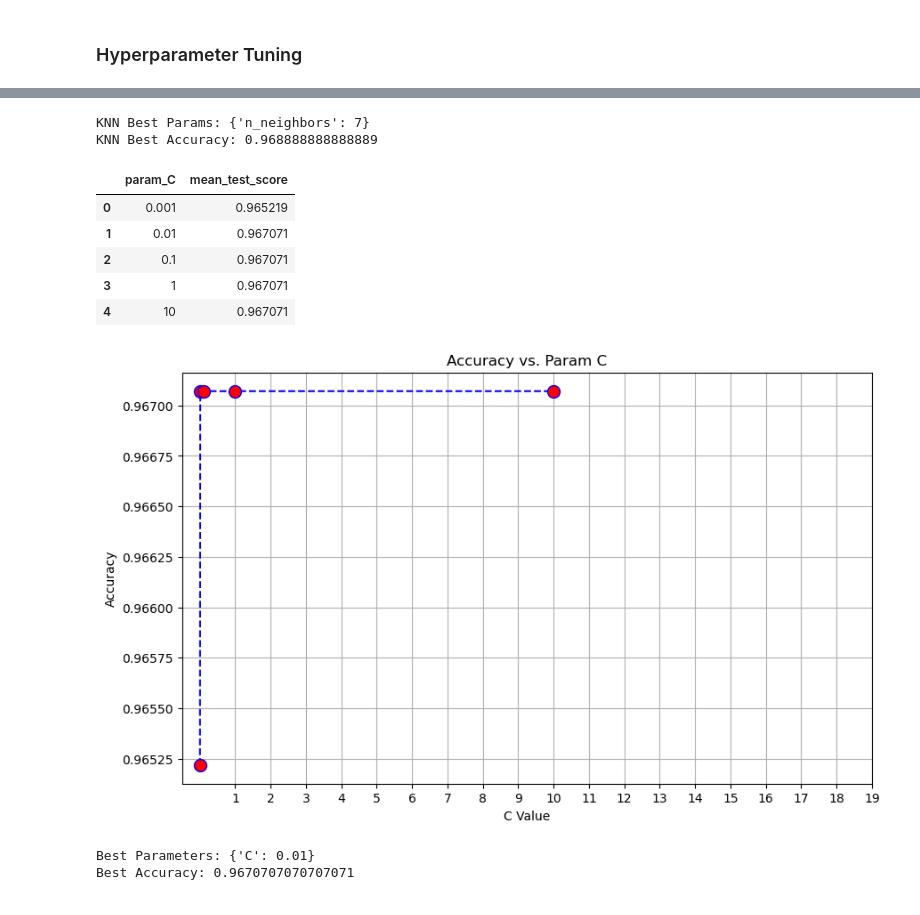
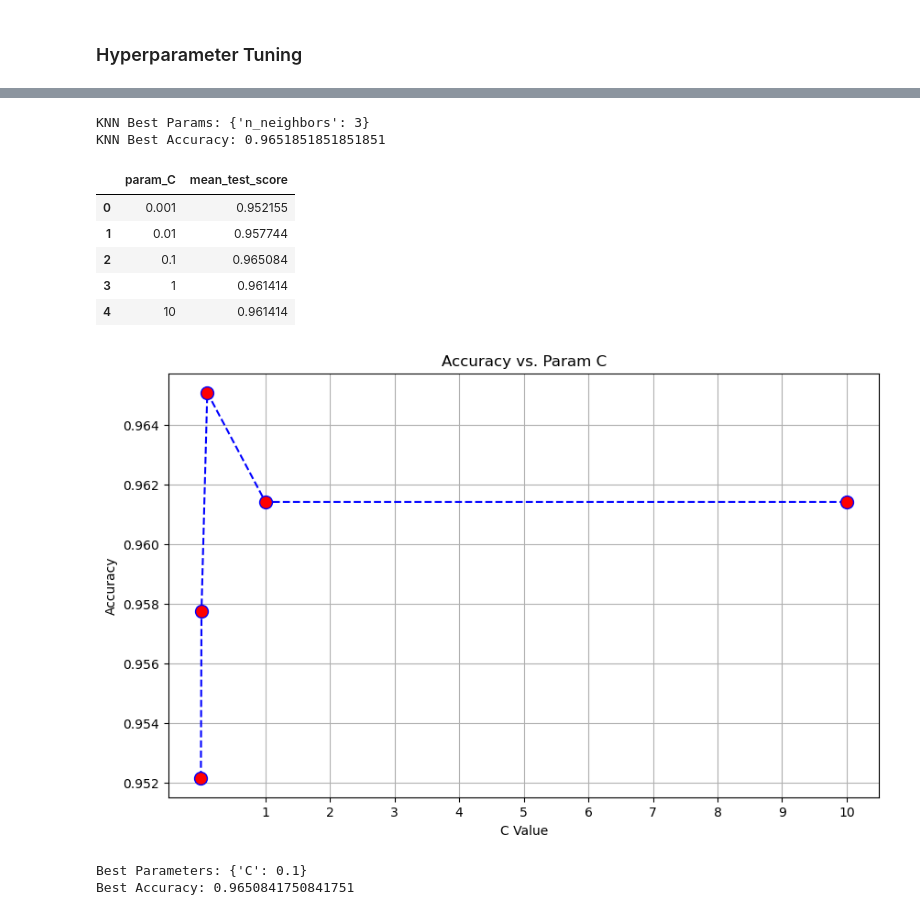
Before and after one commit to sarvesh-selvam/Breast-Cancer-Prediction, a Jupyter notebook: Breast Cancer Prediction (Code).ipynb, the cells around one changed output, grey strips where cells are left out. Cells and saved outputs as stored; diff of their text form; code cells hidden in the pictures.

```diff
--- a/Breast Cancer Prediction (Code).ipynb
+++ b/Breast Cancer Prediction (Code).ipynb
@@ -385,10 +389,10 @@ from sklearn.model_selection import GridSearchCV
 knn_param_grid = {'n_neighbors': list(range(1, 11))}
 
 # GridSearchCV for each classifier
-knn_grid_search = GridSearchCV(KNeighborsClassifier(), knn_param_grid, cv=10, scoring='accuracy')
+knn_grid_search = GridSearchCV(KNeighborsClassifier(), knn_param_grid, scoring='accuracy')
 
 knn_grid_search.fit(X_train, y_train)
 
 knn_results = pd.DataFrame(knn_grid_search.cv_results_)
-knn_results[['param_n_neighbors', 'mean_test_score']]
+knn_results
 # %% [output]
@@ -426,8 +430,8 @@ knn_grid_search.fit(X_train, y_train)
 print("KNN Best Params:", knn_grid_search.best_params_)
 print("KNN Best Accuracy:", knn_grid_search.best_score_)
 # %% [output]
-KNN Best Params: {'n_neighbors': 7}
-KNN Best Accuracy: 0.968888888888889
+KNN Best Params: {'n_neighbors': 3}
+KNN Best Accuracy: 0.9651851851851851
 # %%
 # Logistic Regression Hyperparameter Tuning
 
@@ -443,32 +447,32 @@ lr_results = pd.DataFrame(lr_grid_search.cv_results_)
 lr_results[['param_C', 'mean_test_score']]
 # %% [output]
 |  | param_C | mean_test_score |
-| 0 | 0.001 | 0.965219 |
-| 1 | 0.01 | 0.967071 |
-| 2 | 0.1 | 0.967071 |
-| 3 | 1 | 0.967071 |
-| 4 | 10 | 0.967071 |
+| 0 | 0.001 | 0.952155 |
+| 1 | 0.01 | 0.957744 |
+| 2 | 0.1 | 0.965084 |
+| 3 | 1 | 0.961414 |
+| 4 | 10 | 0.961414 |
 # %%
 # Plotting
 
 plt.figure(figsize=(10, 6))
 plt.plot(lr_results['param_C'], lr_results['mean_test_score'], color='blue', linestyle='dashed', marker='o',
          markerfacecolor='red', markersize=10)
 plt.title('Accuracy vs. Param C')
 plt.xlabel('C Value')
 plt.ylabel('Accuracy')
-plt.xticks(range(1, 20))
+plt.xticks(range(1, 11))
 plt.grid(True)
 plt.show()
 # %% [output]
-[figure, old version]
+[figure, new version]
 # %%
 # Best hyperparameters and corresponding accuracy for each classifier
 print("Best Parameters:", lr_grid_search.best_params_)
 print("Best Accuracy:", lr_grid_search.best_score_)
 # %% [output]
-Best Parameters: {'C': 0.01}
-Best Accuracy: 0.9670707070707071
+Best Parameters: {'C': 0.1}
+Best Accuracy: 0.9650841750841751
 # %%
 # Random Forests Hyperparameter Tuning
 
```
Also changed, not shown: parts of 16 cells of this notebook.
